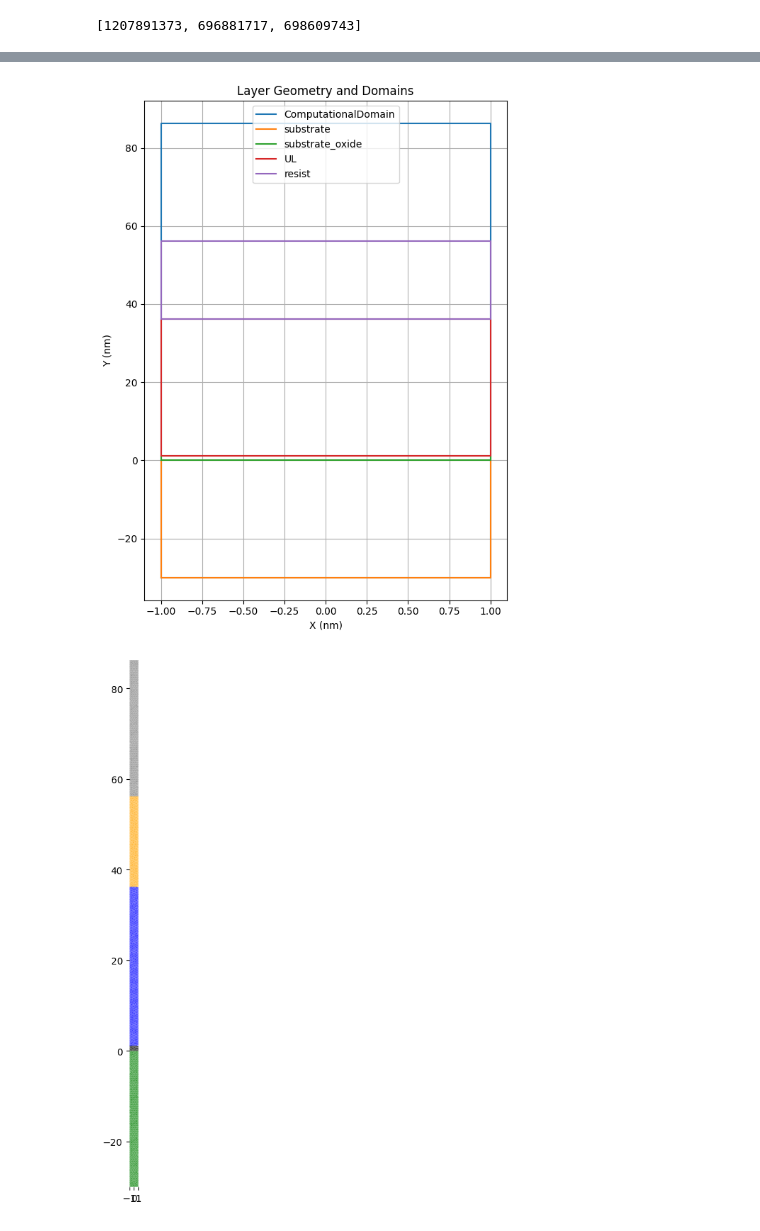
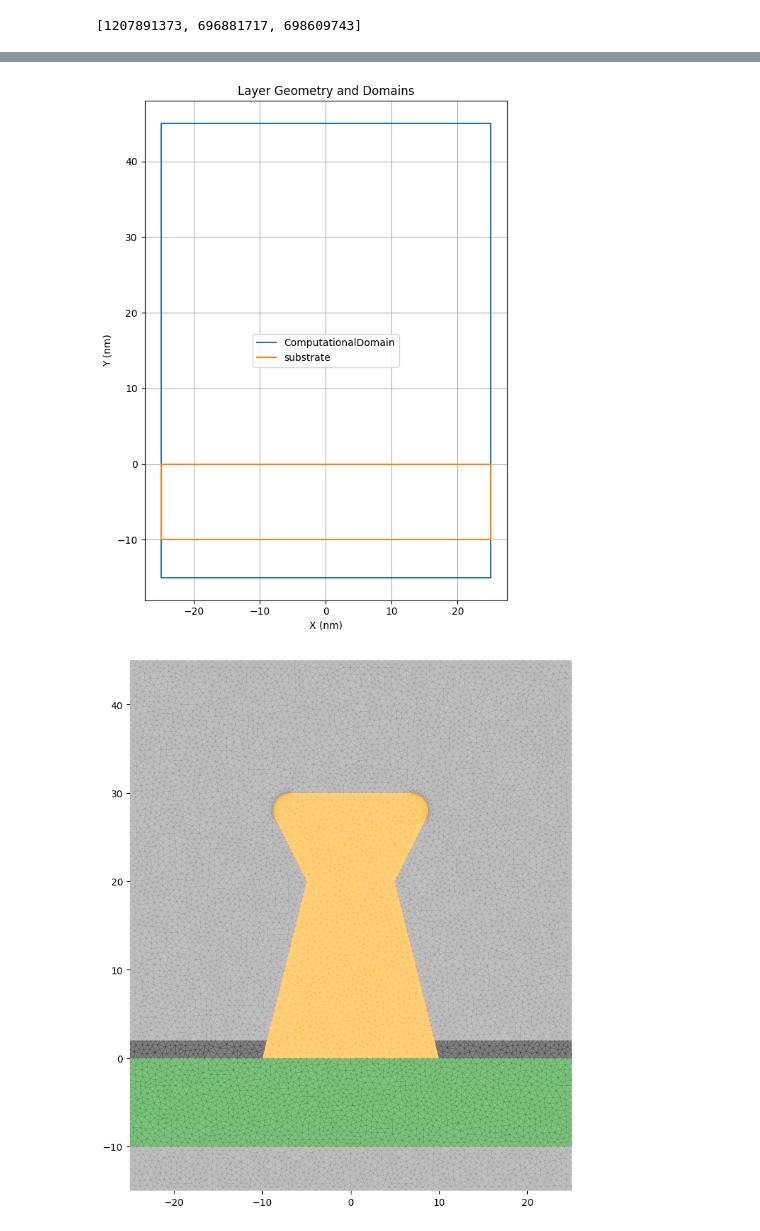
Before and after one commit to kasandrle/JCMwave_modeling, a Jupyter notebook: notbooks/start.ipynb, the cells around one changed output, grey strips where cells are left out. Drawn from its saved outputs; the diff is of its cells as text; code cells hidden in the pictures.

```diff
--- a/notbooks/start.ipynb
+++ b/notbooks/start.ipynb
@@ -113,34 +117,28 @@ keys = {'uol1': 1e-9,
 keys['pol'] = [1, 0] #1,0 s pol 0,1 p pol
 keys['lamb'] = wl[0] * 1e-9
 keys['slc'] = 1
-slc=1
-keys['nk'] = [ 1 + 0 * 1j, #vacuum
-              nk_TOK, #nk_Si3N4, #layer on top of the substrate
-              nk_SOG, #material of the grating
-            nk_sub_oxid, #Background
-              nk_sub, #surface_matt
-             ]
-keys['name_domain'] = ['vacuum','resist','UL','oxide','substrate']
 
-pitch = 2
-p2 = pitch /2
+
+pitch = 50
 substrate_offset = 30
 vacuum_offset = 30
-y = np.sum(thick)
+y = 60
+slc = 1
 
-keys['points_cd'] = np.array([-p2,-substrate_offset,p2,-substrate_offset,p2,y+vacuum_offset,-p2,y+vacuum_offset])
-keys['points_substrate'] = np.array([-p2,-substrate_offset,p2,-substrate_offset,p2,0,-p2,0])
-keys['points_substrate_oxide'] = np.array([-p2,0,p2,0,p2,thick[-1],-p2,thick[-1]])
-keys['points_UL'] = np.array([-p2,thick[-1],p2,thick[-1],p2,np.sum(thick[-2:]),-p2,np.sum(thick[-2:])])
-keys['points_resist'] = np.array([-p2,np.sum(thick[-2:]),p2,np.sum(thick[-2:]),p2,y,-p2,y])
+computional_domain = ShapeGenerator('rectangle', {'height':y,'width':pitch},offset_y=-15).flatten(centered=True)
+substrate = ShapeGenerator('rectangle', {'height':10,'width':pitch},offset_y=-10).flatten(centered=True)
+substrate_oxide = ShapeGenerator('rectangle', {'height':2,'width':pitch}).flatten(centered=True)
+bsplines = ShapeGenerator('bsplines', {'control_points':[(15,0),(10,10),(-10,10),(-10,0)]},offset_y=30).flatten(centered=True)
+trapzoid_stack = ShapeGenerator('stack_trapezoids', {'height': [20,10], 'width': [20,10,20],'corner_radii': {3: 2.0, 2: 2.0}}).flatten(centered=True)
 
 shape = [
-    Shape('ComputationalDomain',domain_id = 1,priority=-1,side_length_constraint=slc,points=keys['points_cd'], nk = 1 ),
-    Shape('substrate',domain_id = 2,priority=1,side_length_constraint=slc,points=keys['points_substrate'], nk = nk_sub ),
-    Shape('substrate_oxide',domain_id = 3,priority=2,side_length_constraint=slc,points=keys['points_substrate_oxide'], nk = nk_sub_oxid ),
-    Shape('UL',domain_id = 4,priority=2,side_length_constraint=slc,points=keys['points_UL'], nk = nk_SOG ),
-    Shape('resist',domain_id = 5,priority=2,side_length_constraint=slc,points=keys['points_resist'], nk = nk_TOK ),
+    Shape('ComputationalDomain',domain_id = 1,priority=-1,side_length_constraint=slc,points=computional_domain, nk = 1,boundary = ['Transparent','Periodic','Transparent','Periodic'] ),
+    Shape('substrate',domain_id = 2,priority=1,side_length_constraint=slc,points=substrate, nk = nk_sub ),
+    Shape('substrate_oxide',domain_id = 3,priority=2,side_length_constraint=slc,points=substrate_oxide, nk = nk_sub_oxid ),
+    #Shape('UL',domain_id = 4,priority=2,side_length_constraint=slc,points=bsplines, nk = nk_SOG ),
+    Shape('resist',domain_id = 5,priority=2,side_length_constraint=slc,points=trapzoid_stack, nk = nk_TOK ),
 ]
 shape[0].domain_id
 keys['shape']=shape
+keys['source']=[s_eV]
 keys['energy_index'] = 0
@@ -172,4 +167,4 @@ ax.grid(True)
 plt.tight_layout()
 plt.show()
 # %% [output]
-[figure, old version]
+[figure, new version]
@@ -178,22 +171,23 @@ jcmwave.geo("../JCM_clean/",keys=keys)
 # %%
+jcmwave.geo("../JCM_clean/",keys=keys)
 fig, ax = plt.subplots(figsize=(10, 10))
 
 JCMgrid.plot_grid(
     "../JCM_clean/grid.jcm",
     ax=ax,
     colors={1: "grey", 2: "green", 3: "black", 4: "blue", 5: "orange", 6: "pink"},
     alpha=0.5,
     lw=0.2,
 )
-ax.set_xlim(-p2, p2)
-ax.set_ylim(-substrate_offset, y+vacuum_offset)
+ax.set_xlim(-pitch/2, pitch/2)
+ax.set_ylim(-15, 45)
 ax.set_frame_on(False)
 # remove ticks and labels
 #ax.set_xticks([])
 #ax.set_yticks([])
 ax.set_aspect("equal")
 # %% [output]
-[figure, old version]
+[figure, new version]
 # %%
 ids = []
 
```
Also changed, not shown: parts of 10 cells of this notebook, 15 other files.
